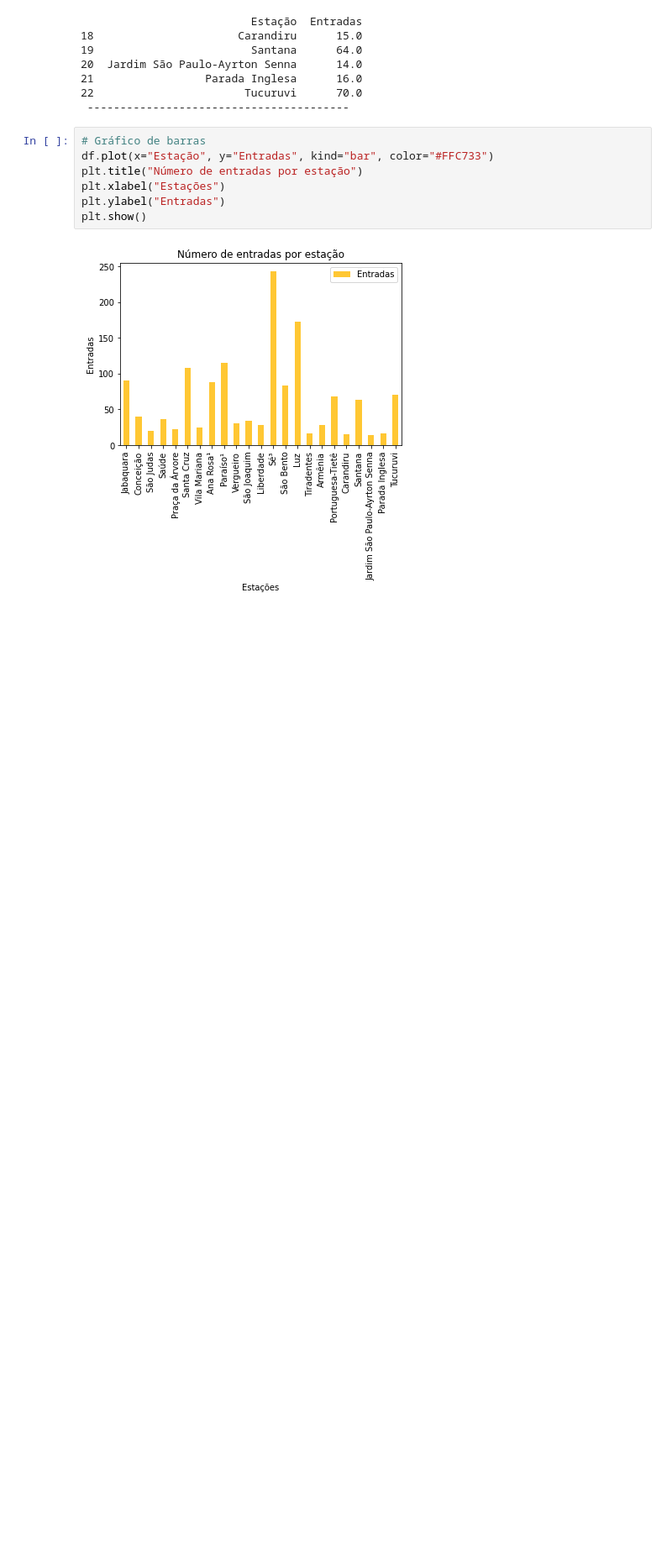
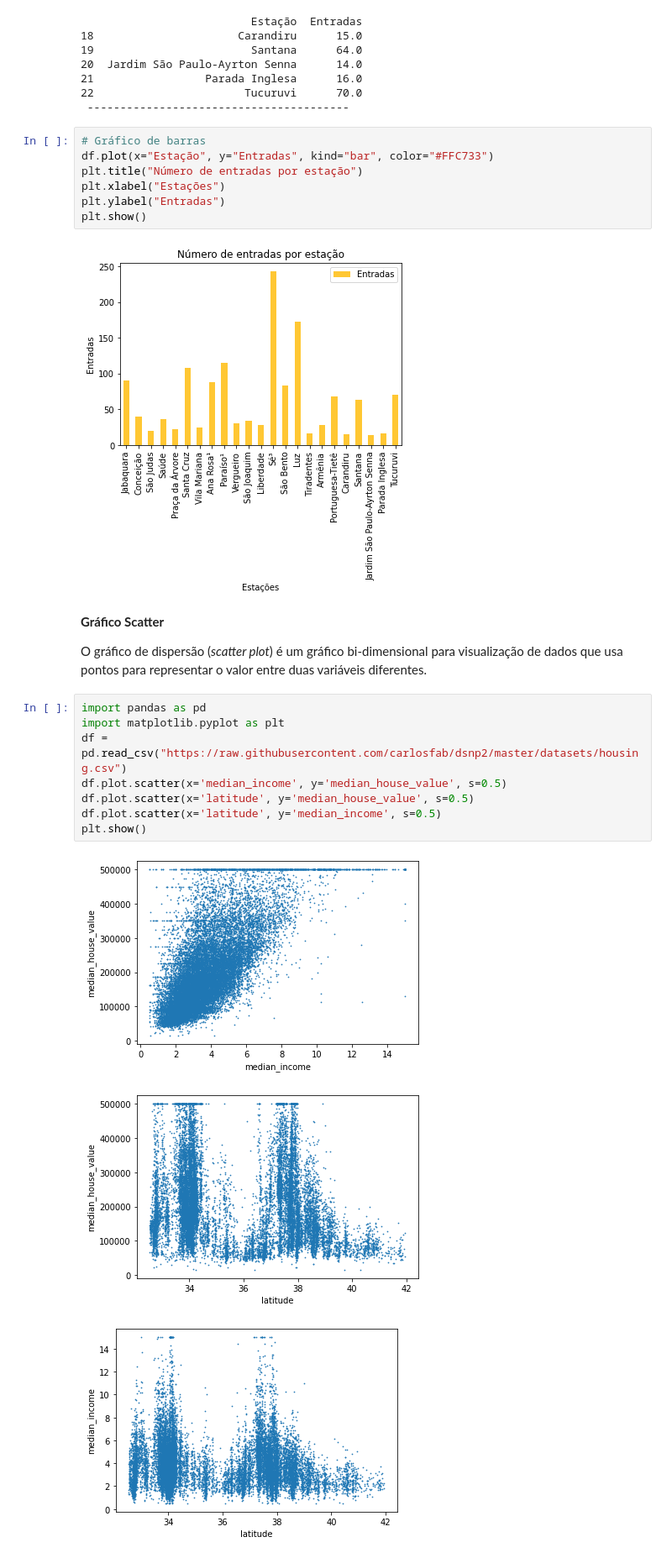
Before and after one commit to LucasPequenoSterzeck/Data_Visualization, a Jupyter notebook: Untitled3.ipynb, the cells around one changed output. Shown: that part at 84% size. Cells and saved outputs as stored; diff of their text form; blank space fills up the shorter version.

```diff
--- a/Untitled3.ipynb
+++ b/Untitled3.ipynb
@@ -230,3 +230,19 @@ plt.ylabel("Entradas")
 plt.show()
 # %% [output]
 [figure]
+# %% [markdown]
+**Gráfico Scatter**
+
+O gráfico de dispersão (*scatter plot*) é um gráfico bi-dimensional para visualização de dados que usa pontos para representar o valor entre duas variáveis diferentes.
+# %%
+import pandas as pd
+import matplotlib.pyplot as plt
+df = pd.read_csv("https://raw.githubusercontent.com/carlosfab/dsnp2/master/datasets/housing.csv")
+df.plot.scatter(x='median_income', y='median_house_value', s=0.5)
+df.plot.scatter(x='latitude', y='median_house_value', s=0.5)
+df.plot.scatter(x='latitude', y='median_income', s=0.5)
+plt.show()
+# %% [output]
+[figure, added]
+[figure, added]
+[figure, added]
```
Also changed, not shown: parts of 2 cells of this notebook.
